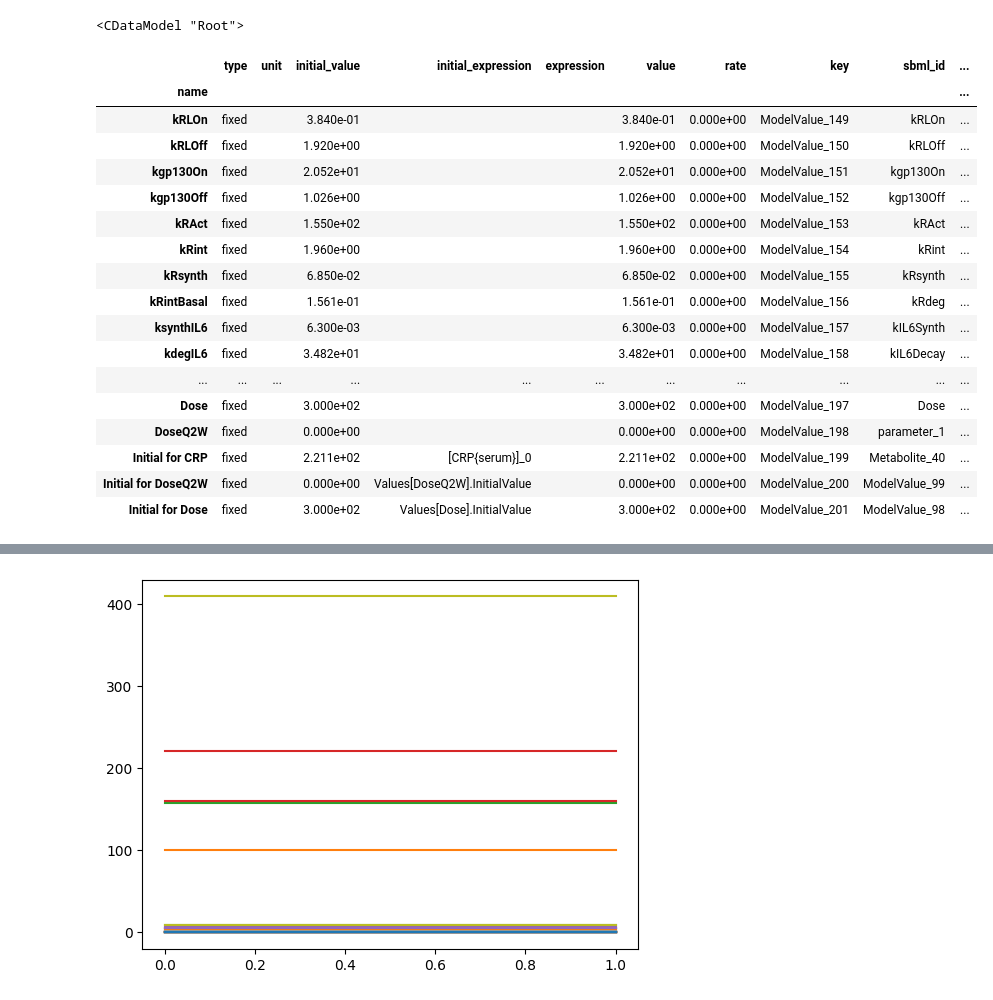
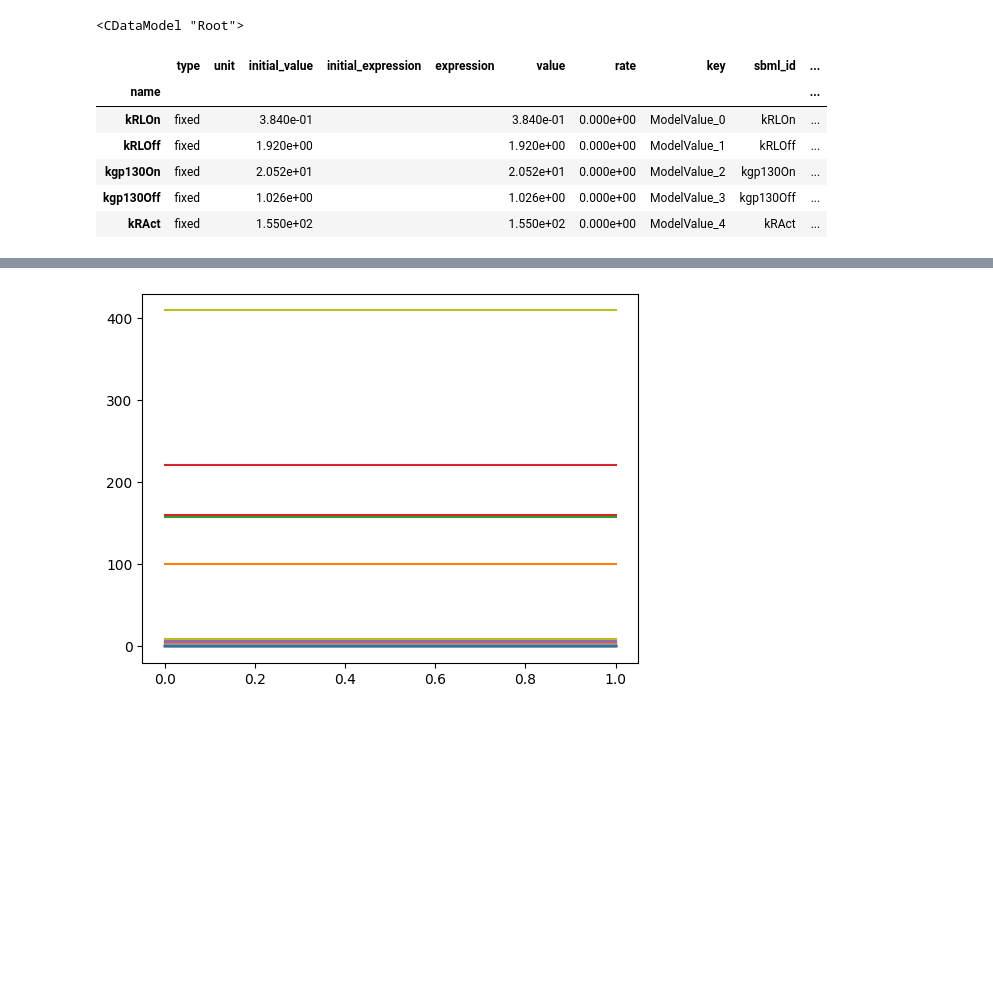
Before and after one commit to VirtualPatientEngine/AIAgents4Pharma, a Jupyter notebook: docs/notebooks/talk2biomodels/tutorial_sensitivity_analysis.ipynb, the cells around one changed output, grey strips where cells are left out. Drawn from its saved outputs; the diff is of its cells as text; code cells hidden in the pictures; blank space fills up the shorter version.

```diff
--- a/docs/notebooks/talk2biomodels/tutorial_sensitivity_analysis.ipynb
+++ b/docs/notebooks/talk2biomodels/tutorial_sensitivity_analysis.ipynb
@@ -93,26 +120,15 @@ basico.load_biomodel(537)
 <CDataModel "Root">
 # %%
 # switch of dose parameters
-basico.get_parameters()
+basico.get_parameters().head()
 # %% [output]
 |  | type | unit | initial_value | initial_expression | expression | value | rate | key | sbml_id | ... |
 | name |  |  |  |  |  |  |  |  |  | ... |
-| kRLOn | fixed |  | 3.840e-01 |  |  | 3.840e-01 | 0.000e+00 | ModelValue_149 | kRLOn | ... |
-| kRLOff | fixed |  | 1.920e+00 |  |  | 1.920e+00 | 0.000e+00 | ModelValue_150 | kRLOff | ... |
-| kgp130On | fixed |  | 2.052e+01 |  |  | 2.052e+01 | 0.000e+00 | ModelValue_151 | kgp130On | ... |
-| kgp130Off | fixed |  | 1.026e+00 |  |  | 1.026e+00 | 0.000e+00 | ModelValue_152 | kgp130Off | ... |
-| kRAct | fixed |  | 1.550e+02 |  |  | 1.550e+02 | 0.000e+00 | ModelValue_153 | kRAct | ... |
-| kRint | fixed |  | 1.960e+00 |  |  | 1.960e+00 | 0.000e+00 | ModelValue_154 | kRint | ... |
-| kRsynth | fixed |  | 6.850e-02 |  |  | 6.850e-02 | 0.000e+00 | ModelValue_155 | kRsynth | ... |
-| kRintBasal | fixed |  | 1.561e-01 |  |  | 1.561e-01 | 0.000e+00 | ModelValue_156 | kRdeg | ... |
-| ksynthIL6 | fixed |  | 6.300e-03 |  |  | 6.300e-03 | 0.000e+00 | ModelValue_157 | kIL6Synth | ... |
-| kdegIL6 | fixed |  | 3.482e+01 |  |  | 3.482e+01 | 0.000e+00 | ModelValue_158 | kIL6Decay | ... |
-| ... | ... | ... | ... | ... | ... | ... | ... | ... | ... | ... |
-| Dose | fixed |  | 3.000e+02 |  |  | 3.000e+02 | 0.000e+00 | ModelValue_197 | Dose | ... |
-| DoseQ2W | fixed |  | 0.000e+00 |  |  | 0.000e+00 | 0.000e+00 | ModelValue_198 | parameter_1 | ... |
-| Initial for CRP | fixed |  | 2.211e+02 | [CRP{serum}]_0 |  | 2.211e+02 | 0.000e+00 | ModelValue_199 | Metabolite_40 | ... |
-| Initial for DoseQ2W | fixed |  | 0.000e+00 | Values[DoseQ2W].InitialValue |  | 0.000e+00 | 0.000e+00 | ModelValue_200 | ModelValue_99 | ... |
-| Initial for Dose | fixed |  | 3.000e+02 | Values[Dose].InitialValue |  | 3.000e+02 | 0.000e+00 | ModelValue_201 | ModelValue_98 | ... |
+| kRLOn | fixed |  | 3.840e-01 |  |  | 3.840e-01 | 0.000e+00 | ModelValue_0 | kRLOn | ... |
+| kRLOff | fixed |  | 1.920e+00 |  |  | 1.920e+00 | 0.000e+00 | ModelValue_1 | kRLOff | ... |
+| kgp130On | fixed |  | 2.052e+01 |  |  | 2.052e+01 | 0.000e+00 | ModelValue_2 | kgp130On | ... |
+| kgp130Off | fixed |  | 1.026e+00 |  |  | 1.026e+00 | 0.000e+00 | ModelValue_3 | kgp130Off | ... |
+| kRAct | fixed |  | 1.550e+02 |  |  | 1.550e+02 | 0.000e+00 | ModelValue_4 | kRAct | ... |
 # %%
 # set dose to 0
 # dose is a global parameter, therefore "set_parameters" is used
```
Also changed, not shown: parts of 14 cells of this notebook.
